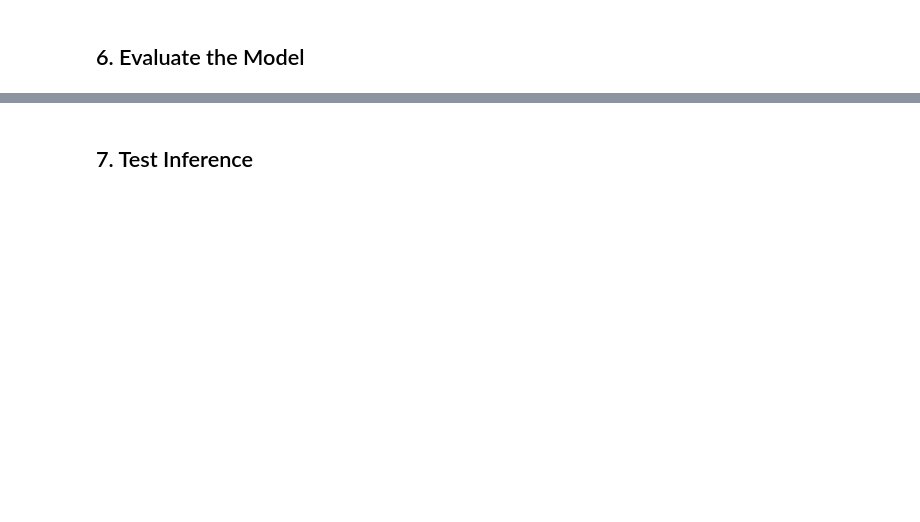
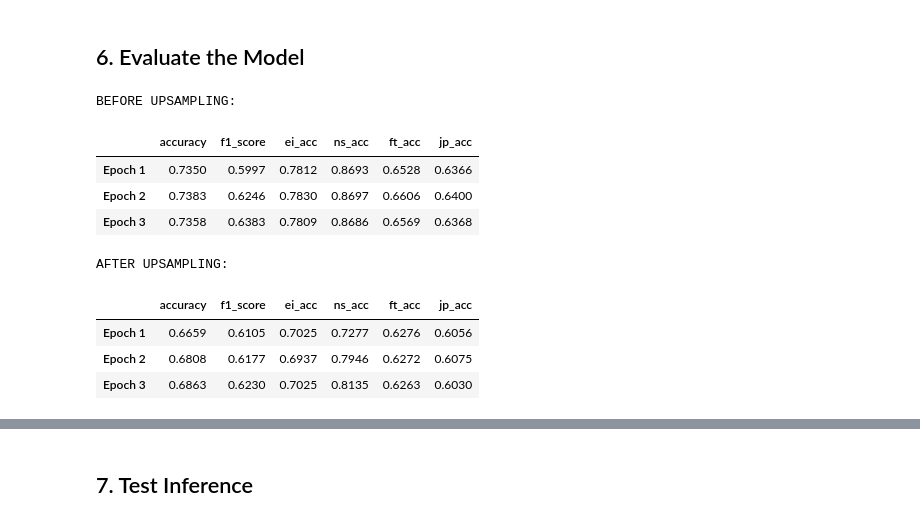
Before and after one commit to ewenliam/RecSys-personality-tourist-recommender, a Jupyter notebook: notebooks/02_mbti_training.ipynb, the cells around one changed output, grey strips where cells are left out. Drawn from its saved outputs; the diff is of its cells as text; code cells hidden in the pictures; blank space fills up the shorter version.

```diff
--- a/notebooks/02_mbti_training.ipynb
+++ b/notebooks/02_mbti_training.ipynb
@@ -271,0 +344,2 @@ plt.show()
+# %%
+history_imb = trainer_imb.train()
@@ -272,2 +370,4 @@ plt.show()
+# %%
+history_bal = trainer_bal.train()
 # %% [markdown]
 ## 6. Evaluate the Model
@@ -311,0 +374,25 @@ plt.show()
+# %%
+# Table for BEFORE
+df_before = pd.DataFrame(history_imb['val_history'])
+df_before = df_before[['accuracy', 'f1_score', 'ei_acc', 'ns_acc', 'ft_acc', 'jp_acc']]
+df_before.index = [f"Epoch {i+1}" for i in range(len(df_before))]
+print("BEFORE UPSAMPLING:")
+display(df_before.style.background_gradient(cmap='RdYlGn', axis=0).format("{:.4f}"))
+
+# Table for AFTER
+df_after = pd.DataFrame(history_bal['val_history'])
+df_after = df_after[['accuracy', 'f1_score', 'ei_acc', 'ns_acc', 'ft_acc', 'jp_acc']]
+df_after.index = [f"Epoch {i+1}" for i in range(len(df_after))]
+print("AFTER UPSAMPLING:")
+display(df_after.style.background_gradient(cmap='RdYlGn', axis=0).format("{:.4f}"))
+# %% [output]
+BEFORE UPSAMPLING:
+|  | accuracy | f1_score | ei_acc | ns_acc | ft_acc | jp_acc |
+| Epoch 1 | 0.7350 | 0.5997 | 0.7812 | 0.8693 | 0.6528 | 0.6366 |
+| Epoch 2 | 0.7383 | 0.6246 | 0.7830 | 0.8697 | 0.6606 | 0.6400 |
+| Epoch 3 | 0.7358 | 0.6383 | 0.7809 | 0.8686 | 0.6569 | 0.6368 |
+AFTER UPSAMPLING:
+|  | accuracy | f1_score | ei_acc | ns_acc | ft_acc | jp_acc |
+| Epoch 1 | 0.6659 | 0.6105 | 0.7025 | 0.7277 | 0.6276 | 0.6056 |
+| Epoch 2 | 0.6808 | 0.6177 | 0.6937 | 0.7946 | 0.6272 | 0.6075 |
+| Epoch 3 | 0.6863 | 0.6230 | 0.7025 | 0.8135 | 0.6263 | 0.6030 |
```
Also changed, not shown: parts of 27 cells of this notebook, 13 other files.
